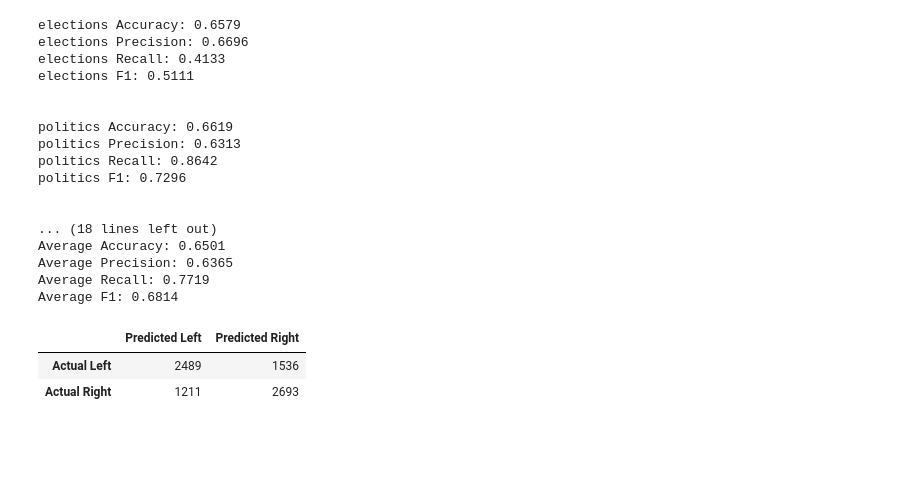
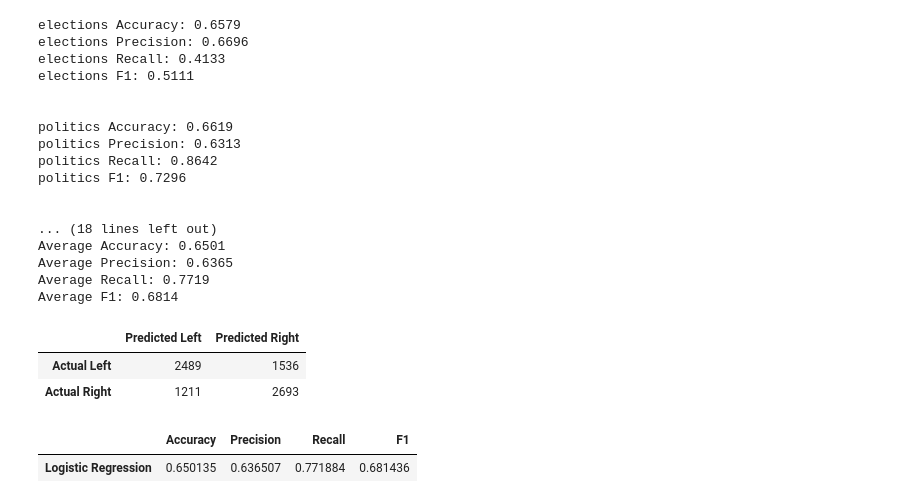
Before and after one commit to Wesley-Allen-01/CSCI4022_FinalProject, a Jupyter notebook: logisticRegression.ipynb, the cells around one changed output. Saved outputs shown, nothing was run; the diff lists cells and outputs as text; code cells hidden in the pictures; blank space fills up the shorter version.

```diff
--- a/logisticRegression.ipynb
+++ b/logisticRegression.ipynb
@@ -155,3 +155,11 @@ data_cm
 |  | Predicted Left | Predicted Right |
 | Actual Left | 2489 | 1536 |
 | Actual Right | 1211 | 2693 |
+# %%
+cols = ['Accuracy', 'Precision', 'Recall', 'F1']
+data = [[avg_accuracy, avg_precision, avg_recall, avg_f1]]
+data_metrics = pd.DataFrame(data, columns=cols, index=['Logistic Regression'])
+data_metrics
+# %% [output]
+|  | Accuracy | Precision | Recall | F1 |
+| Logistic Regression | 0.650135 | 0.636507 | 0.771884 | 0.681436 |
```
Also changed, not shown: 2 other files.
